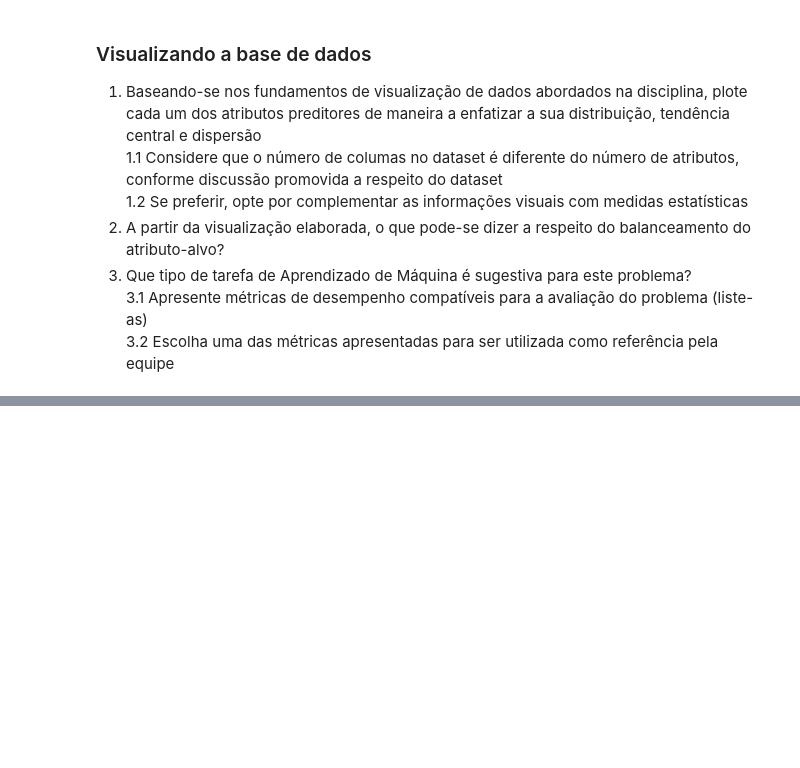
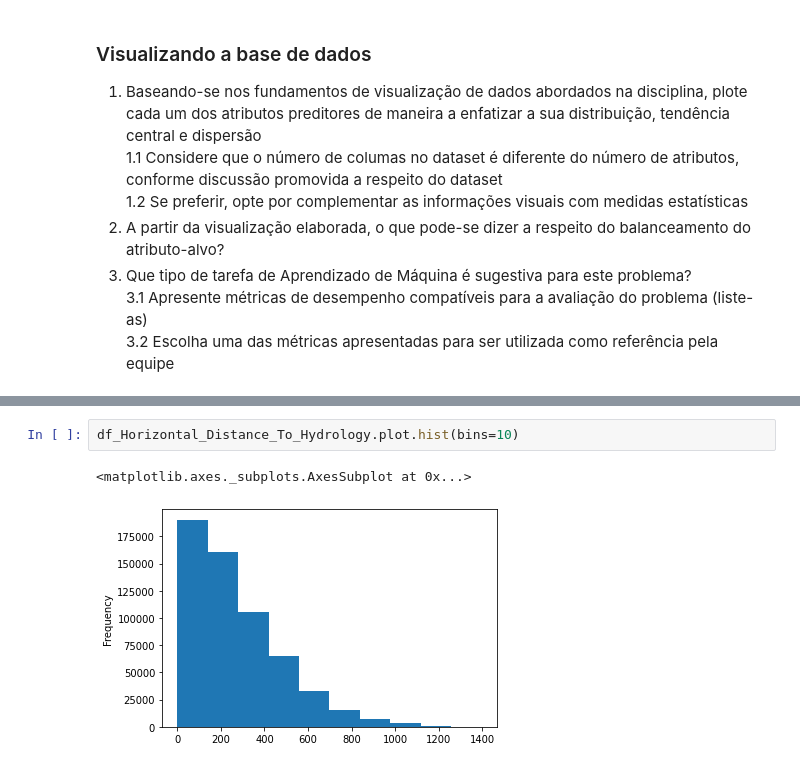
Before and after one commit to elloa-uea/projeto-pratico-3-rna-pp3-vingadores, a Jupyter notebook: notebooks/PP3.2 - Conhecendo o Conjunto de Dados.ipynb, the cells around one changed output, grey strips where cells are left out. Saved outputs shown, nothing was run; the diff lists cells and outputs as text; blank space fills up the shorter version.

```diff
--- a/notebooks/PP3.2 - Conhecendo o Conjunto de Dados.ipynb
+++ b/notebooks/PP3.2 - Conhecendo o Conjunto de Dados.ipynb
@@ -140,0 +184,5 @@ Para denotar este atributo, foi usado o One Hot Encoding.
+# %%
+df_Horizontal_Distance_To_Hydrology.plot.hist(bins=10)
+# %% [output]
+<matplotlib.axes._subplots.AxesSubplot at 0x...>
+[figure, added]
```
Also changed, not shown: parts of 11 cells of this notebook.
